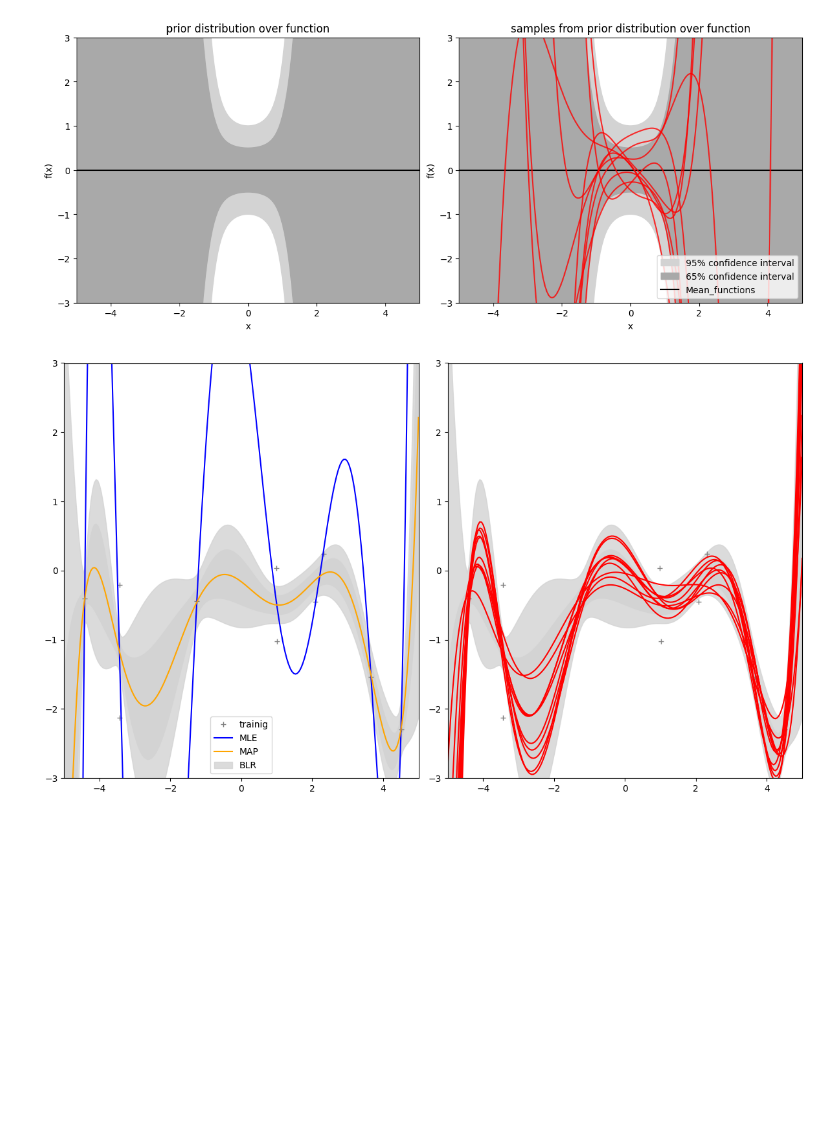
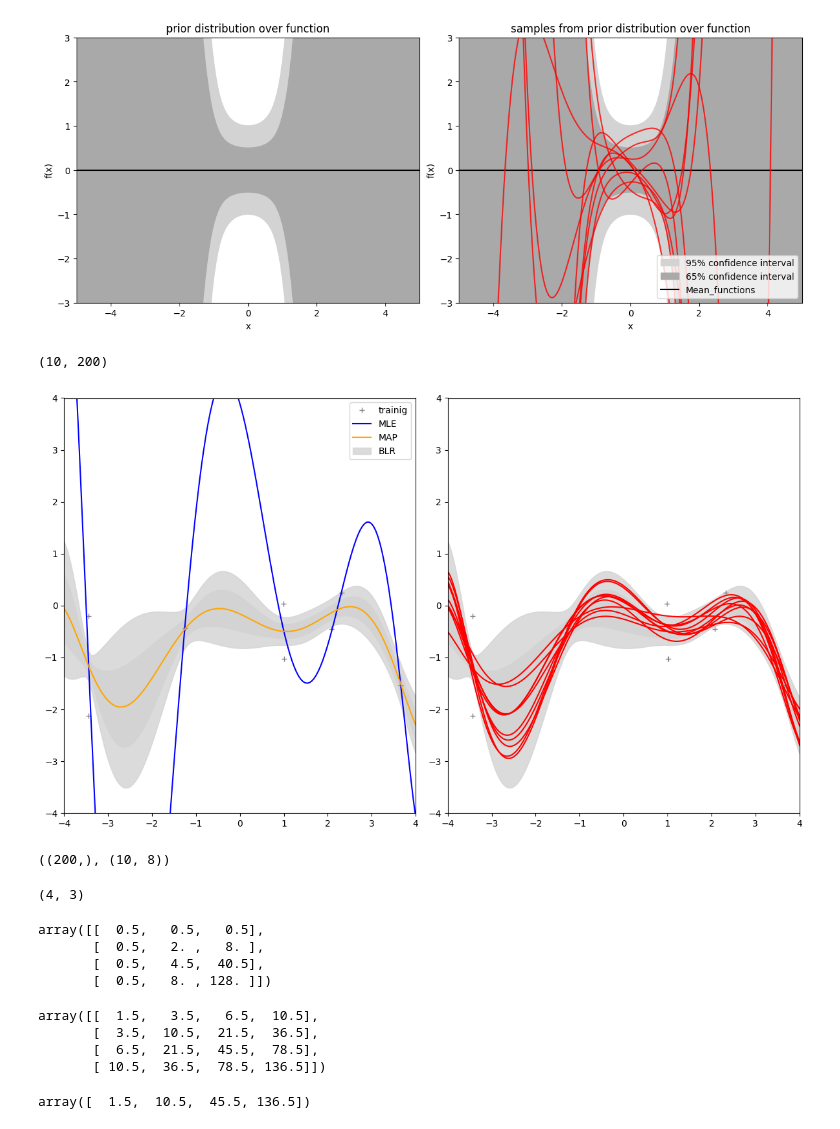
Before and after one commit to Abdataa/ML-From-Scratch, a Jupyter notebook: notebooks/linear_regression.ipynb, the cells around one changed output. Drawn from its saved outputs; the diff is of its cells as text; code cells hidden in the pictures; blank space fills up the shorter version.

```diff
--- a/notebooks/linear_regression.ipynb
+++ b/notebooks/linear_regression.ipynb
@@ -537,6 +559,11 @@ plt.tight_layout(pad=0.8)
 plt.show()
 # %% [output]
 [figure]
+# %%
+theta_samples.shape
+f_samples.shape
+# %% [output]
+(10, 200)
 # %%
 np.random.seed(42)
 
@@ -592,45 +619,46 @@ var_fx = np.einsum('ij,jk,ik->i', phi_test, cov_n, phi_test)
 
 std_fx=np.sqrt(var_fx)
 
-
-
 fig,ax=plt.subplots(1,2,figsize=(12,7))
 ax[0].plot(x_features,y,'+',color='grey',
                         label='trainig')
 
 ax[0].plot(test_sets,y_MLE,'b',label='MLE')
 
 ax[0].plot(test_sets,y_MAP, 'orange',
                       label='MAP')
-
 ax[0].fill_between(test_sets,mean_fx-2*std_fx,
                 mean_fx+2*std_fx,color='lightgray',
                 label='BLR',alpha=0.8)
 
 ax[0].fill_between(test_sets,mean_fx-std_fx,
                 mean_fx+std_fx,color='lightgray')
 #   ---------posterior plot---------------------->
 
 ax[1].plot(x_features,y,'+',color='grey',
                         label='trainig')
-
 ax[1].plot(test_sets,posterior_pred,color='red')
 
 ax[1].fill_between(test_sets,mean_fx-2*std_fx,
                 mean_fx+2*std_fx,color='lightgray',
                 label='BLR',alpha=0.8)
 
 ax[1].fill_between(test_sets,mean_fx-std_fx,
                 mean_fx+std_fx,color='lightgray')
-ax[0].set_xlim(-5,5)
-ax[0].set_ylim(-3,3)
-ax[1].set_xlim(-5,5)
-ax[1].set_ylim(-3,3)
+ax[0].set_xlim(-4,4)
+ax[0].set_ylim(-4,4)
+ax[1].set_xlim(-4,4)
+ax[1].set_ylim(-4,4)
 
 ax[0].legend()
 
 
 plt.tight_layout()
 plt.show()
 # %% [output]
-[figure, old version]
+[figure, new version]
+# %%
+posterior_theta.shape
+test_sets.shape,  posterior_theta.shape
+# %% [output]
+((200,), (10, 8))
@@ -636,0 +678,20 @@ plt.show()
+# %%
+print((sx*xx).shape)
+sx*xx
+# %% [output]
+(4, 3)
+array([[  0.5,   0.5,   0.5],
+       [  0.5,   2. ,   8. ],
+       [  0.5,   4.5,  40.5],
+       [  0.5,   8. , 128. ]])
+# %%
+sxxx
+# %% [output]
+array([[  1.5,   3.5,   6.5,  10.5],
+       [  3.5,  10.5,  21.5,  36.5],
+       [  6.5,  21.5,  45.5,  78.5],
+       [ 10.5,  36.5,  78.5, 136.5]])
+# %%
+np.sum(xx @ s_0 * xx, axis=1)
+# %% [output]
+array([  1.5,  10.5,  45.5, 136.5])
```
Also changed, not shown: parts of 13 cells of this notebook, 5 other files.
